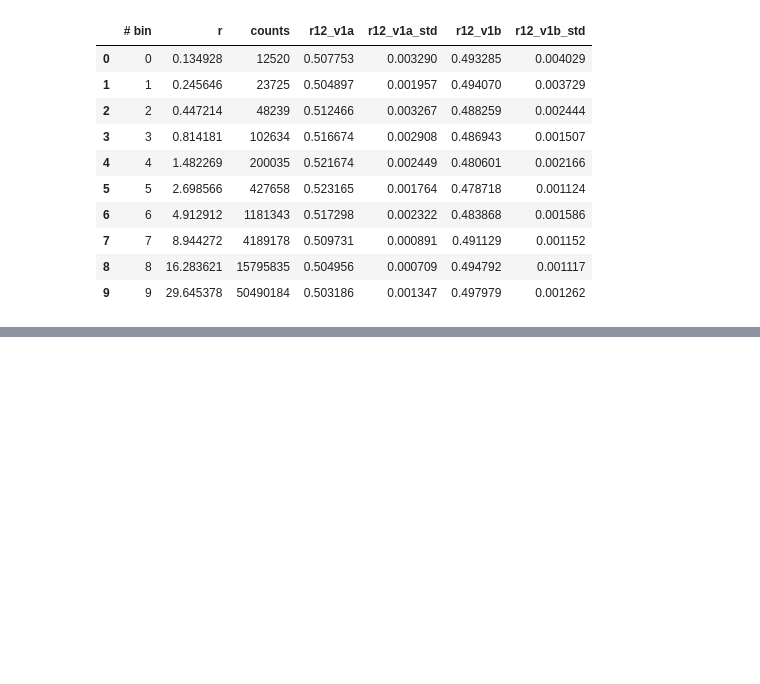
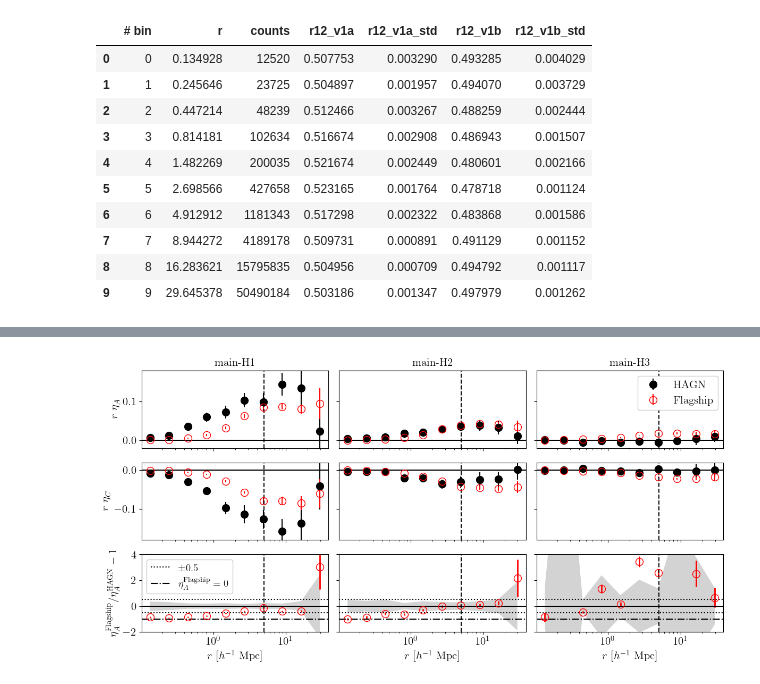
Before and after one commit to flediak/Euclid_IA_KP_paper0, a Jupyter notebook: notebooks/plot_correlations.ipynb, the cells around one changed output, grey strips where cells are left out. Drawn from its saved outputs; the diff is of its cells as text; code cells hidden in the pictures; blank space fills up the shorter version.

```diff
--- a/notebooks/plot_correlations.ipynb
+++ b/notebooks/plot_correlations.ipynb
@@ -482,3 +480,103 @@ plt.show()
+# %%
+import matplotlib.pyplot as plt
+
+# Assume Ncol, corr_hagn, corr_hagn_ref, corr, and corr_ref are already defined
+
+Ncol = len(corr_hagn)
+
+# Update the figure to have 3 rows now
+fig, ax = plt.subplots(3, Ncol, figsize=(12, 6), sharex=True, sharey='row')
+
+plt.subplots_adjust(wspace=0.1, hspace=0.15)
+
+fontsize = 15
+plt.rc('font', family='serif')
+plt.rc('xtick', labelsize=16)
+plt.rc('ytick', labelsize=16)
+plt.rc('text', usetex=True)
+
+# Put correlations in list (already done in your script)
+corr = [corr_hagn[key] for key in corr_hagn]
+corr_ref = [corr_hagn_ref[key] for key in corr_hagn_ref]
+
+exp = 1.0
+
+# ============== plt correlations =============
+for i in range(Ncol):
+
+    r_ref = corr_ref[i].r
+    corrA_ref = corr_ref[i].r12_v1a - 0.5
+    corrB_ref = corr_ref[i].r12_v1b - 0.5
+    stdA_ref = corr_ref[i].r12_v1a_std
+    stdB_ref = corr_ref[i].r12_v1b_std
+
+    r = corr_ref[i].r
+    corrA = corr[i].r12_v1a - 0.5
+    corrB = corr[i].r12_v1b - 0.5
+    stdA = corr[i].r12_v1a_std
+    stdB = corr[i].r12_v1b_std
+
+    # HAGN
+    ax[0, i].errorbar(r_ref, r_ref**exp * corrA_ref, r_ref**exp * stdA_ref,
+                      c='k', marker='o', ms=10, ls='', label='HAGN')
+    ax[1, i].errorbar(r_ref, r_ref**exp * corrB_ref, r_ref**exp * stdB_ref,
+                      c='k', marker='o', ms=10, ls='', label='HAGN')
+
+    # Flagship
+    ax[0, i].errorbar(r, r**exp * corrA, r * stdA,
+                      c='r', marker='o', ms=10, fillstyle='none', ls='', label='Flagship')
+    ax[1, i].errorbar(r, r**exp * corrB, r * stdB,
+                      c='r', marker='o', ms=10, fillstyle='none', ls='', label='Flagship')
+
+
+    # plot normalized reference errors as grey area around y=zero
+    # Flagship error / HAGN - 1
+    ax[2,i].fill_between(
+                      r_ref, - stdA_ref / abs(corrA_ref), stdA_ref / abs(corrA_ref),
+                      facecolor='lightgrey', interpolate=True)
+
+
+    # Flagship / HAGN - 1
+    ax[2,i].errorbar(r, corrA / abs(corrA_ref)-1, stdA / abs(corrA_ref),
+                     color='r',linestyle='', lw=2, ms=10, label='', marker='o', fillstyle='none')
+
+# ============= Set labels and titles ===========
+ax[0, 0].set_ylabel(r'$r \ \eta_A$', fontsize=fontsize)
+ax[1, 0].set_ylabel(r'$r \ \eta_C$', fontsize=fontsize)
+ax[2, 0].set_ylabel(r'$\eta_A^{\mathrm{Flagship}} / \eta_A^{\mathrm{HAGN}} - 1$', fontsize=fontsize)
+
+# ============ Configure plots =============
+titles = ['main-H1', 'main-H2', 'main-H3']
+for i in range(Ncol):
+    ax[0, i].set_title(titles[i], fontsize=fontsize)
+    ax[2, i].set_xlabel(r'$r \ [h^{-1} \ \mathrm{Mpc}]$', fontsize=fontsize)
+
+
+    # Set y-limits for the first two rows
+    ax[0, i].set_ylim(-0.02, 0.18)
+    ax[1, i].set_ylim(-0.18, 0.02)
+    ax[2, i].set_ylim(-2, 4)  # Adjust as needed for your data
+
+    ax[2,i].axhline(y=-0.5, c='k', ls=':', label='$\pm 0.5$')
+    ax[2,i].axhline(y=0.5, c='k', ls=':')
+    ax[2,i].axhline(y=-1, c='k', ls='-.', label='$\eta_A^{\mathrm{Flagship}}=0$')
+
+    for j in range(3):  # Now iterating over 3 rows
+        ax[j, i].set_xscale('log')
+        ax[j, i].tick_params(axis='both', labelsize=fontsize)
+        ax[j, i].axhline(y=0.0, c='k', linestyle='-')
+        ax[j, i].axvline(x=5.0, c='k', ls='--')
+
+ax[0, -1].legend(loc='upper right', fontsize=fontsize, framealpha=1)
+ax[2, 0].legend(loc='upper left', fontsize=fontsize*0.9, framealpha=1, frameon=True)
+
+plt.savefig('eta_fs2_vs_hagn.pdf', bbox_inches='tight',transparent=False, pad_inches=0.2)
+
+
+plt.tight_layout()
+plt.show()
+# %% [output]
+[figure, added]
 # %%
 files.download("eta_fs2_vs_hagn.pdf")
 # %% [output]
```
Also changed, not shown: parts of 13 cells of this notebook.
